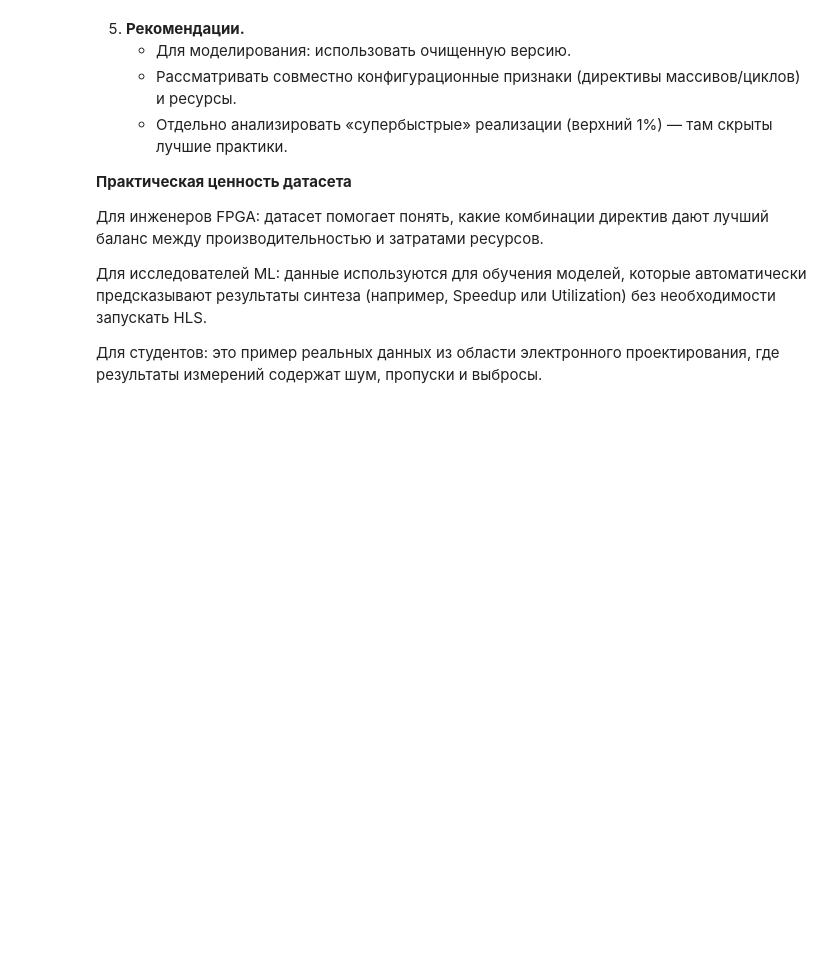
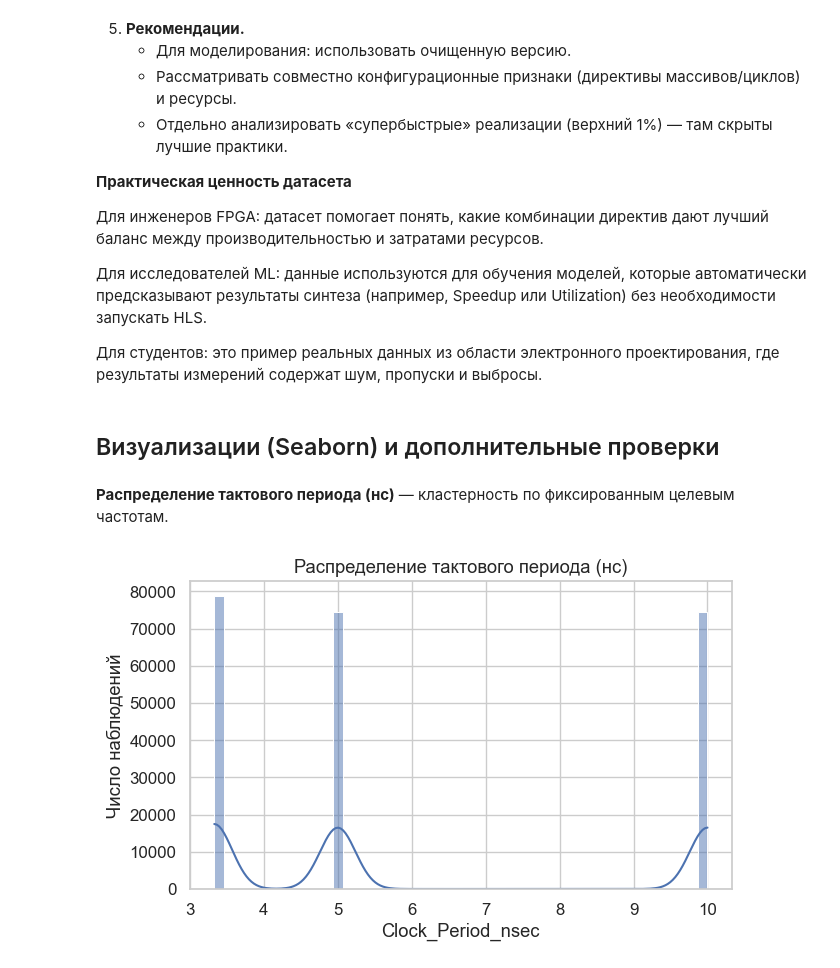
Before and after one commit to acierra/High-Level-Synthesis-Dataset, a Jupyter notebook: notebook/EDA.ipynb, the cells around one changed output. Saved outputs shown, nothing was run; the diff lists cells and outputs as text; code cells hidden in the pictures; blank space fills up the shorter version.

Commit message:
EDA + seaborn plots + write_to_db; README; ignore data

```diff
--- a/notebook/EDA.ipynb
+++ b/notebook/EDA.ipynb
@@ -462,3 +462,21 @@ display(df_clean.head(10))
 Для исследователей ML: данные используются для обучения моделей, которые автоматически предсказывают результаты синтеза (например, Speedup или Utilization) без необходимости запускать HLS.
 
 Для студентов: это пример реальных данных из области электронного проектирования, где результаты измерений содержат шум, пропуски и выбросы.
+# %% [markdown]
+## Визуализации (Seaborn) и дополнительные проверки
+# %%
+import seaborn as sns
+import matplotlib.pyplot as plt
+sns.set_theme(context="notebook", style="whitegrid", font_scale=1.1)
+# %% [markdown]
+**Распределение тактового периода (нс)** — кластерность по фиксированным целевым частотам.
+# %%
+if "Clock_Period_nsec" in df_clean.columns:
+    plt.figure(figsize=(7,4))
+    sns.histplot(df_clean["Clock_Period_nsec"].dropna(), bins=50, kde=True)
+    plt.title("Распределение тактового периода (нс)")
+    plt.xlabel("Clock_Period_nsec")
+    plt.ylabel("Число наблюдений")
+    plt.show()
+# %% [output]
+[figure, added]
```
Also changed, not shown: parts of 12 cells of this notebook, 9 other files.
